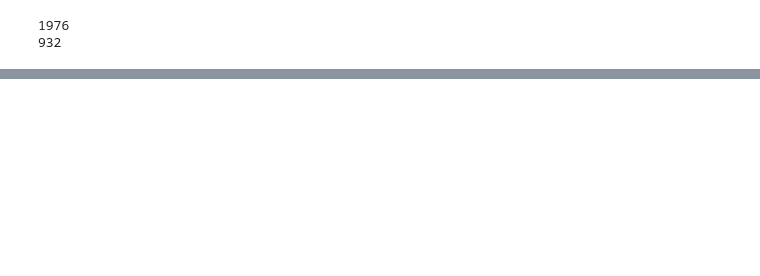
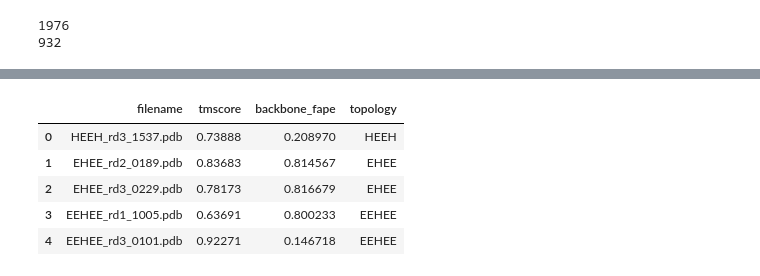
Before and after one commit to amyxlu/plaid-dev-distributed, a Jupyter notebook: notebooks/24_rocklin_miniprotein_prep.ipynb, the cells around one changed output, grey strips where cells are left out. Drawn from its saved outputs; the diff is of its cells as text; code cells hidden in the pictures; blank space fills up the shorter version.

```diff
--- a/notebooks/24_rocklin_miniprotein_prep.ipynb
+++ b/notebooks/24_rocklin_miniprotein_prep.ipynb
@@ -150,0 +172,7 @@ FileNotFoundError: TMalign not found in PATH
+# %%
+from plaid.esmfold import esmfold_v1
+from openfold.utils.loss import backbone_loss
+
+esmfold = esmfold_v1()
+device = "cuda"
+esmfold = esmfold.to(device)
@@ -150,0 +217,15 @@ FileNotFoundError: TMalign not found in PATH
+# %%
+analysis_df = pd.DataFrame({
+    "filename": files_to_examine,
+    "tmscore": scores,
+    "backbone_fape": backbone_losses,
+})
+analysis_df['topology'] = analysis_df.filename.map(lambda s: s.split("_")[0])
+analysis_df.head()
+# %% [output]
+|  | filename | tmscore | backbone_fape | topology |
+| 0 | HEEH_rd3_1537.pdb | 0.73888 | 0.208970 | HEEH |
+| 1 | EHEE_rd2_0189.pdb | 0.83683 | 0.814567 | EHEE |
+| 2 | EHEE_rd3_0229.pdb | 0.78173 | 0.816679 | EHEE |
+| 3 | EEHEE_rd1_1005.pdb | 0.63691 | 0.800233 | EEHEE |
+| 4 | EEHEE_rd3_0101.pdb | 0.92271 | 0.146718 | EEHEE |
```
Also changed, not shown: parts of 15 cells of this notebook.
